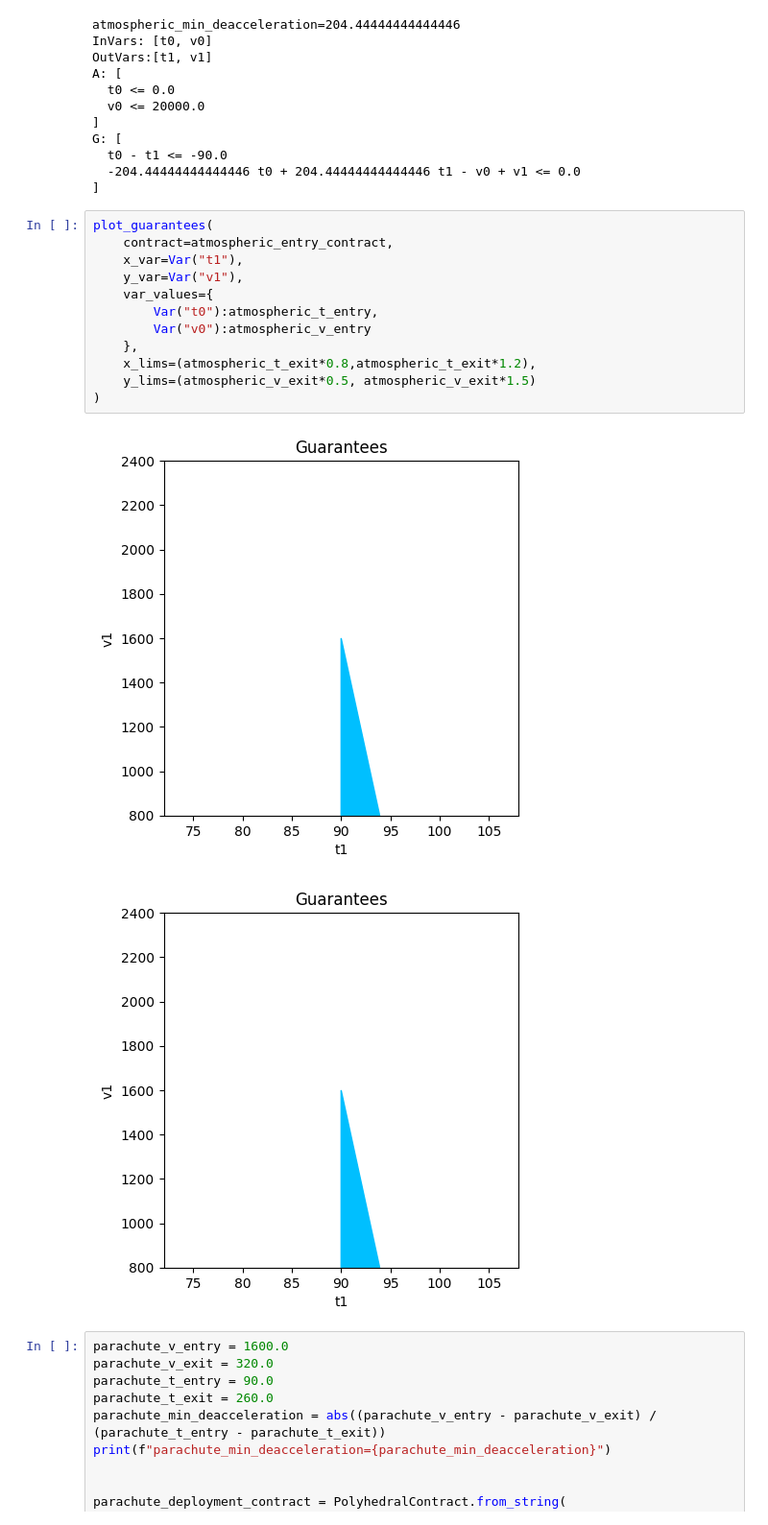
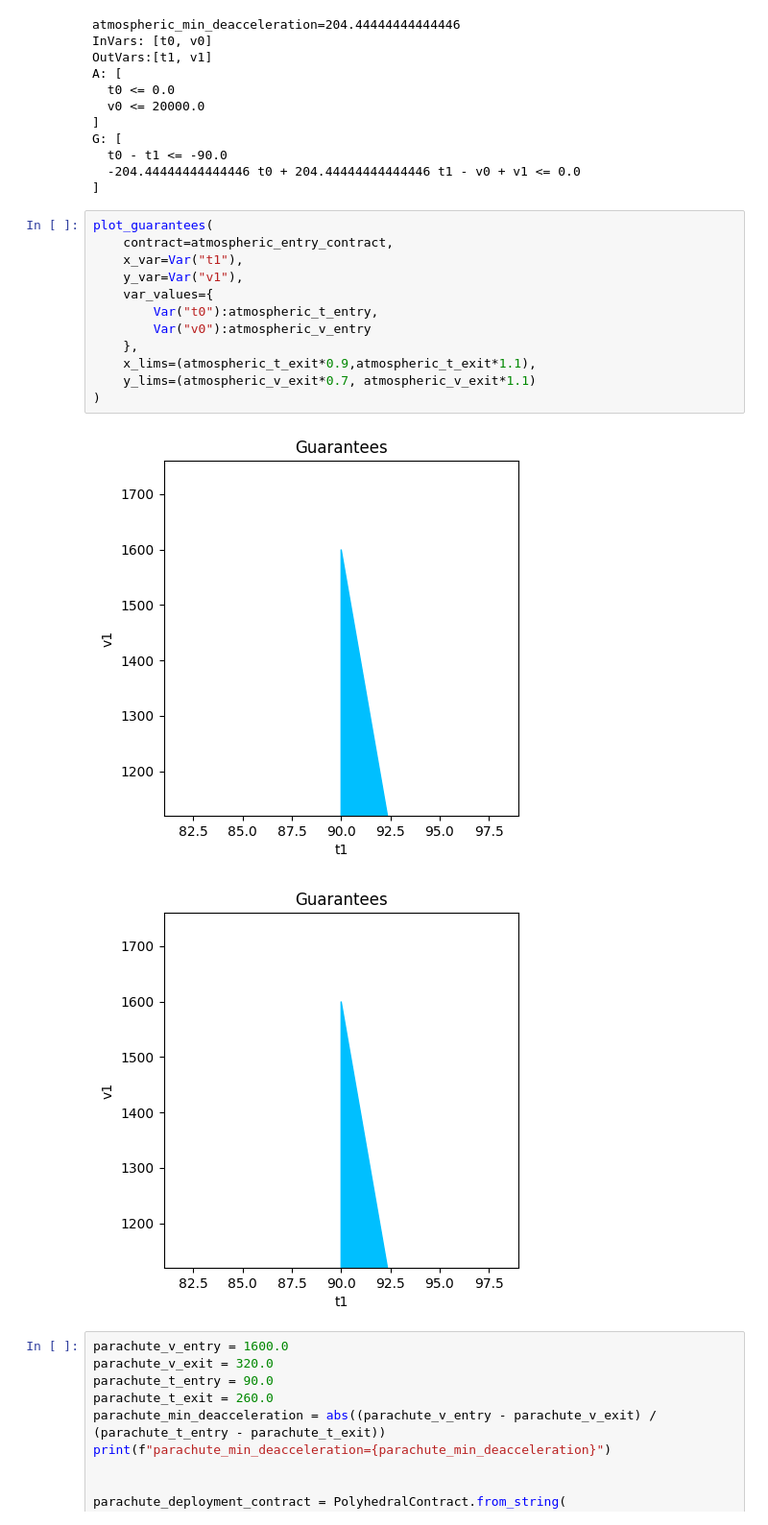
Before and after one commit to pacti-org/pacti, a Jupyter notebook: case_studies/mars_entry_descent_landing/mars_edl.ipynb, the cells around one changed output. Shown at 96% size. Cells and saved outputs as stored; diff of their text form.

```diff
--- a/case_studies/mars_entry_descent_landing/mars_edl.ipynb
+++ b/case_studies/mars_entry_descent_landing/mars_edl.ipynb
@@ -65,18 +65,18 @@ G: [
 # %%
 plot_guarantees(
     contract=atmospheric_entry_contract,
     x_var=Var("t1"),
     y_var=Var("v1"),
     var_values={
         Var("t0"):atmospheric_t_entry,
         Var("v0"):atmospheric_v_entry
     },
-    x_lims=(atmospheric_t_exit*0.8,atmospheric_t_exit*1.2),
-    y_lims=(atmospheric_v_exit*0.5, atmospheric_v_exit*1.5)
+    x_lims=(atmospheric_t_exit*0.9,atmospheric_t_exit*1.1),
+    y_lims=(atmospheric_v_exit*0.7, atmospheric_v_exit*1.1)
 )
 # %% [output]
-[figure, old version]
+[figure, new version]
-[figure, old version]
+[figure, new version]
 # %%
 parachute_v_entry = 1600.0
 parachute_v_exit = 320.0
```
Also changed, not shown: parts of 4 cells of this notebook, 1 other file.
